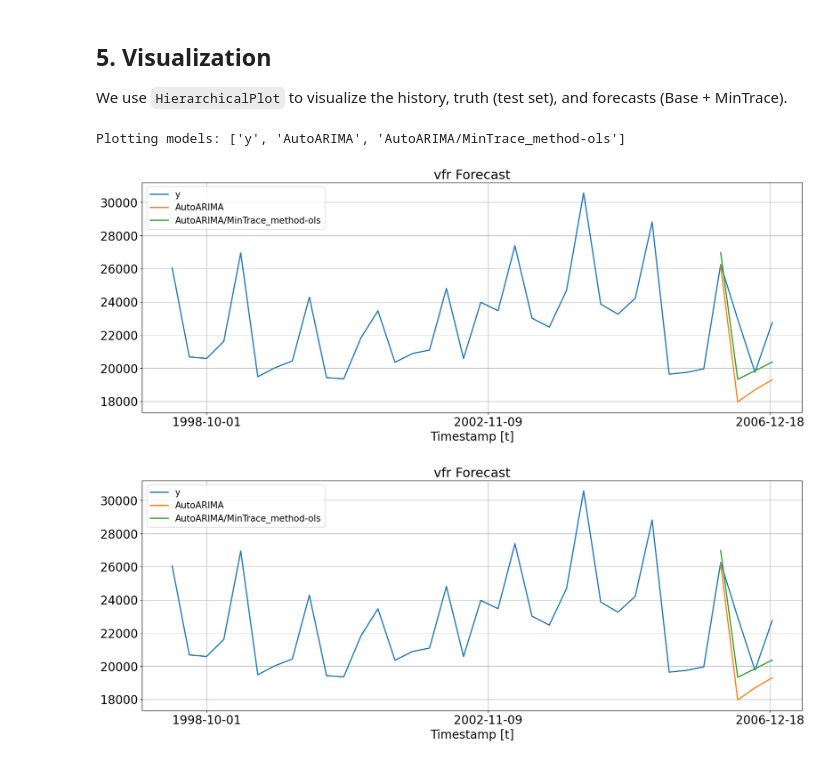
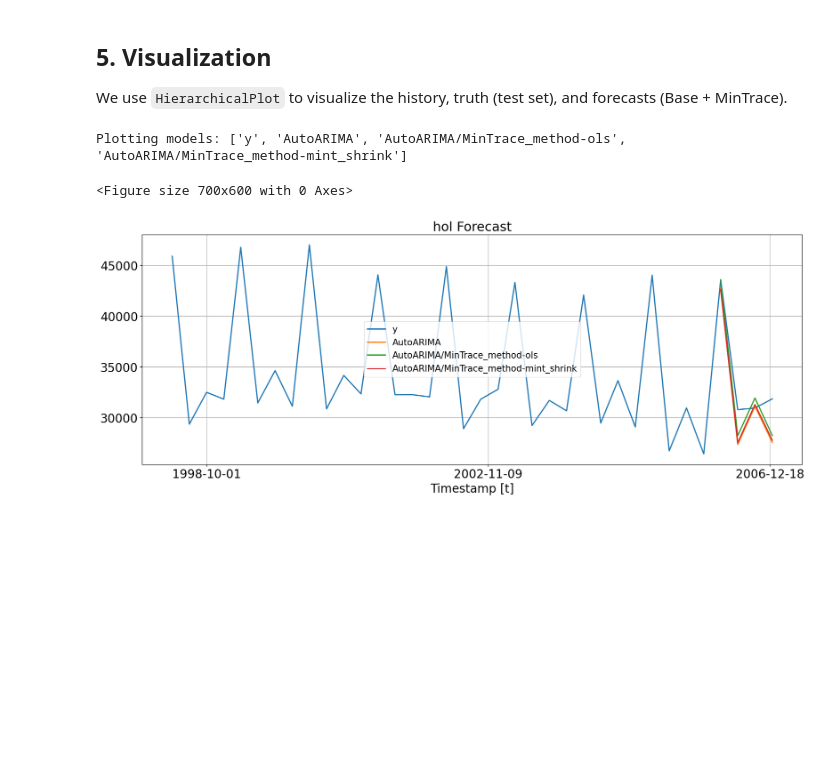
Before and after one commit to marcell-nemeth/HierarchicalTS, a Jupyter notebook: notebooks/mint_baseline_demo.ipynb, the cells around one changed output. Drawn from its saved outputs; the diff is of its cells as text; code cells hidden in the pictures; blank space fills up the shorter version.

Commit message:
Add visualization notebook and in_sample minT shrink

```diff
--- a/notebooks/mint_baseline_demo.ipynb
+++ b/notebooks/mint_baseline_demo.ipynb
@@ -59,6 +56,8 @@ Test size: 356
 fcst = StatsForecast(models=[AutoARIMA(season_length=4)],
                      freq='QE', n_jobs=-1)
 
-Y_hat_df = fcst.forecast(df=Y_train_df, h=4)
-display(Y_hat_df.head())
+Y_hat_df = fcst.forecast(df=Y_train_df, h=4, fitted=True)
+Y_fitted_df = fcst.forecast_fitted_values()
+
+display(Y_fitted_df.head())
 # %% [output]
@@ -94,16 +93,12 @@ array(['bus', 'hol', 'nsw-bus', 'nsw-bus-city', 'nsw-bus-noncity',
 # Reconcile the base predictions
 reconcilers = [
     MinTrace(method='ols'),
-    #MinTrace(method='mint_shrink')
+    MinTrace(method='wls_struct'),
+    MinTrace(method='mint_shrink')
 ]
 hrec = HierarchicalReconciliation(reconcilers=reconcilers)
 
-try:
-    Y_rec_df = hrec.reconcile(Y_hat_df=Y_hat_df, Y_df=Y_train_df,
-                              S=S_df.set_index('unique_id'), tags=tags)
-except Exception as e:
-    print(f"First attempt failed: {e}. Trying with S_df arg...")
-    Y_rec_df = hrec.reconcile(Y_hat_df=Y_hat_df, Y_df=Y_train_df,
+Y_rec_df = hrec.reconcile(Y_hat_df=Y_hat_df, Y_df=Y_fitted_df,
                               S=S_df, tags=tags)
 
 display(Y_rec_df.head())
@@ -158,38 +162,42 @@ We use `HierarchicalPlot` to visualize the history, truth (test set), and foreca
 # %%
 # Prepare DataFrame for plotting
 # We combine Training History + Test Set (Truth) + Forecasts
 # 1. Get full history (Train + Test) from Y_df
 plot_df = Y_df.set_index(['unique_id', 'ds']).copy()
 
 # 2. Join with Forecasts (Y_rec_df), keeping all columns
 plot_rec_df = Y_rec_df.set_index(['unique_id', 'ds'])
 plot_df = plot_df.join(plot_rec_df, how='outer').reset_index()
 
 # Initialize HierarchicalPlot
 # Ensure S_df has unique_id as a column
 S_df_plot = S_df.reset_index(names='unique_id') if 'unique_id' not in S_df.columns else S_df
 
 hplot = HierarchicalPlot(S=S_df_plot, tags=tags)
 
 # Plot specific series (e.g., Total aggregate)
 # We plot 'y' (History+Truth), 'AutoARIMA' (Base), and 'AutoARIMA/MinTrace_method-mint_shrink' (Reconciled)
 models_to_plot = ['y', 'AutoARIMA']
 mint_col = [c for c in plot_df.columns if 'MinTrace' in c]
-if mint_col:
-    models_to_plot.append(mint_col[-1]) # Pick one MintTrace variant to plot
+# if mint_col:
+# add all mint_col to models_to_plot
+models_to_plot.extend(mint_col)
 
 print(f"Plotting models: {models_to_plot}")
 
+plt.figure(figsize=(7, 6))
 # Note: The dataset uses 'total' (lowercase) not 'Total'
 hplot.plot_series(
-    series='vfr',
+    series='hol',
     Y_df=plot_df,
     models=models_to_plot
 )
+
+plt.show()
 # %% [output]
-Plotting models: ['y', 'AutoARIMA', 'AutoARIMA/MinTrace_method-ols']
+Plotting models: ['y', 'AutoARIMA', 'AutoARIMA/MinTrace_method-ols', 'AutoARIMA/MinTrace_method-mint_shrink']
+<Figure size 700x600 with 0 Axes>
-[figure, old version]
+[figure, new version]
-[figure, removed]
 # %%
 plot_df.unique_id.unique()
 # %% [output]
```
Also changed, not shown: parts of 5 cells of this notebook, 2 other files.
